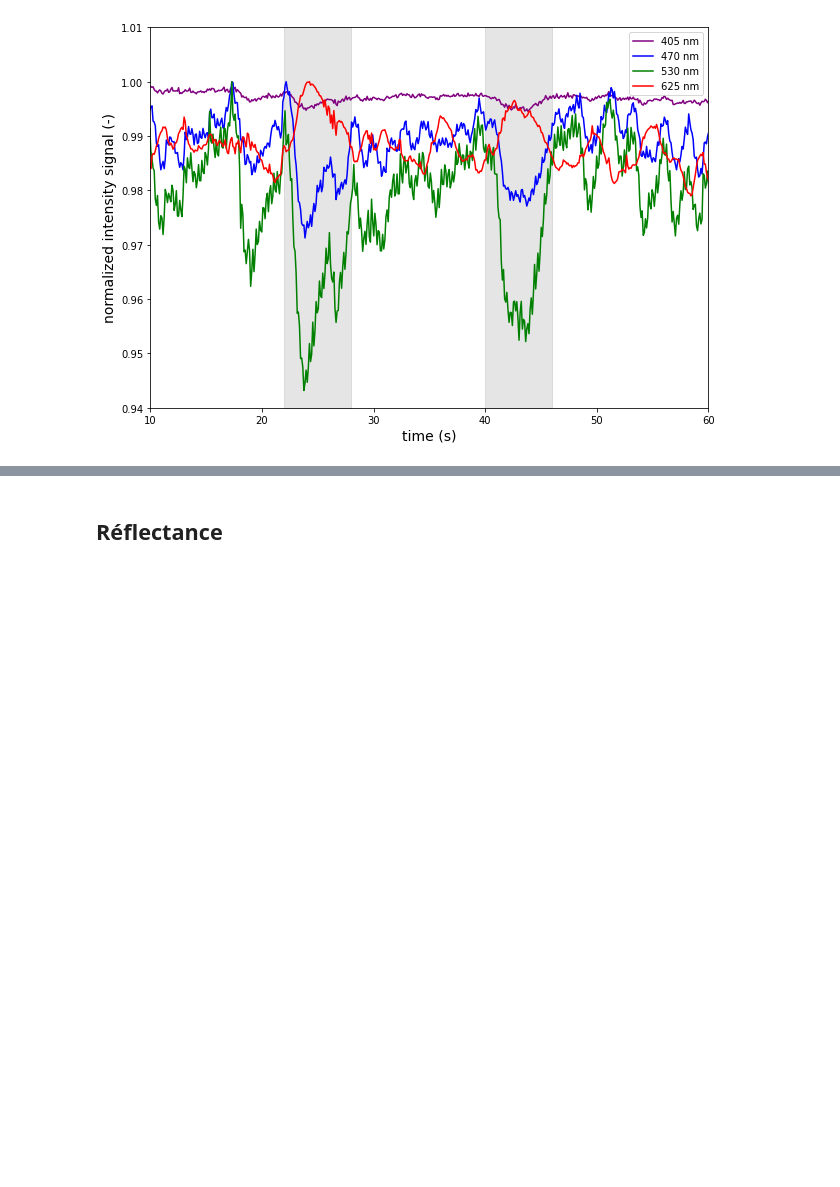
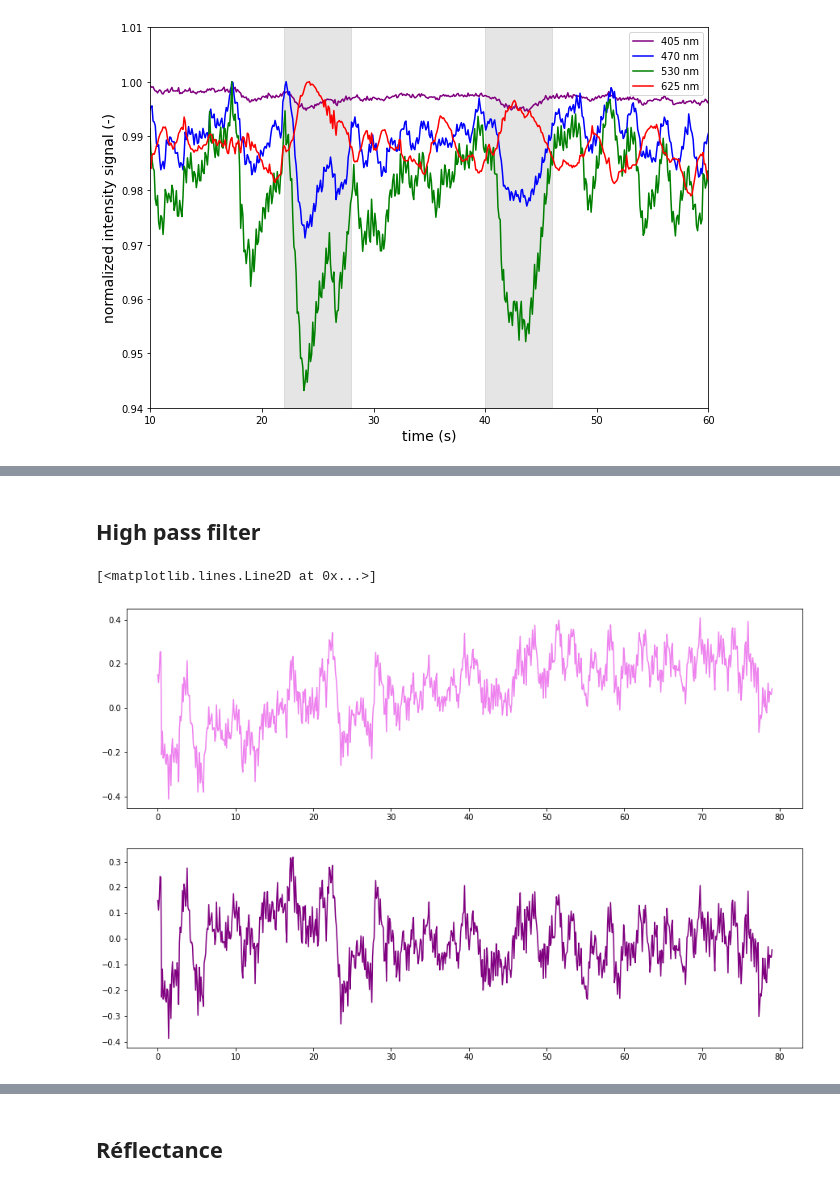
Before and after one commit to Laboratory-of-Vincent-Breton-Provencher/Widefield-Imaging-Acquisition, a Jupyter notebook: analysisPipeline/simplePlot.ipynb, the cells around one changed output, grey strips where cells are left out. Drawn from its saved outputs; the diff is of its cells as text; code cells hidden in the pictures; blank space fills up the shorter version.

```diff
--- a/analysisPipeline/simplePlot.ipynb
+++ b/analysisPipeline/simplePlot.ipynb
@@ -68,0 +70,22 @@ Text(0, 0.5, 'normalized intensity signal (-)')
+# %% [markdown]
+## High pass filter
+# %%
+hemo_corr = mod_blue-mod_violet
+
+sos = signal.butter(4, 0.05, btype='high', output='sos', fs=40)
+f_hemo_corr = signal.sosfilt(sos, hemo_corr)
+
+fig = plt.figure(figsize=(15, 10))
+
+ax1 = plt.subplot(2, 1, 1)
+plt.plot(timestamp, hemo_corr, color='violet', label='530 nm')
+# plt.plot(timestamp, mod_red, color='red', label='625 nm')
+
+ax2 = plt.subplot(2, 1, 2)
+# plt.plot(timestamp, green, color='green', label='530 nm')
+# plt.plot(timestamp, red, color='red', label='625 nm')
+plt.plot(timestamp, f_hemo_corr, color='purple')
+# plt.plot(timestamp, f_green)
+# %% [output]
+[<matplotlib.lines.Line2D at 0x...>]
+[figure, added]
```
Also changed, not shown: parts of 5 cells of this notebook, 3 other files.
